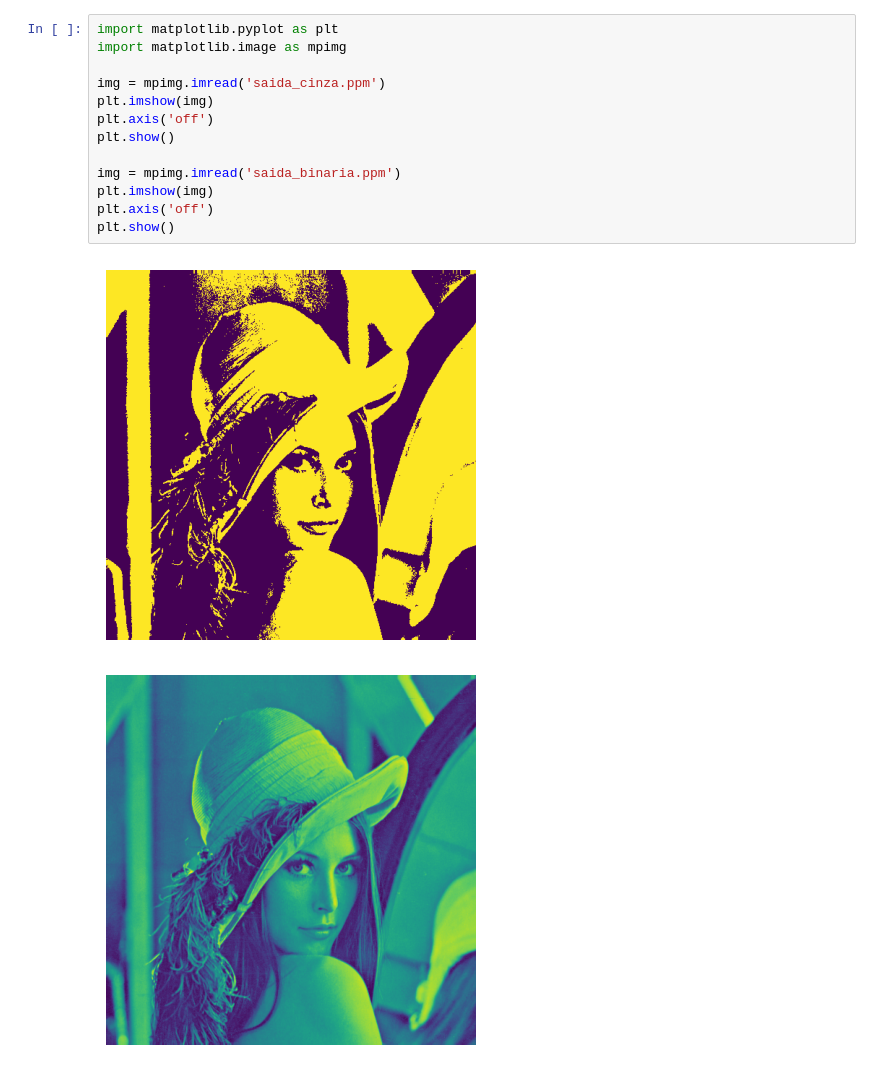
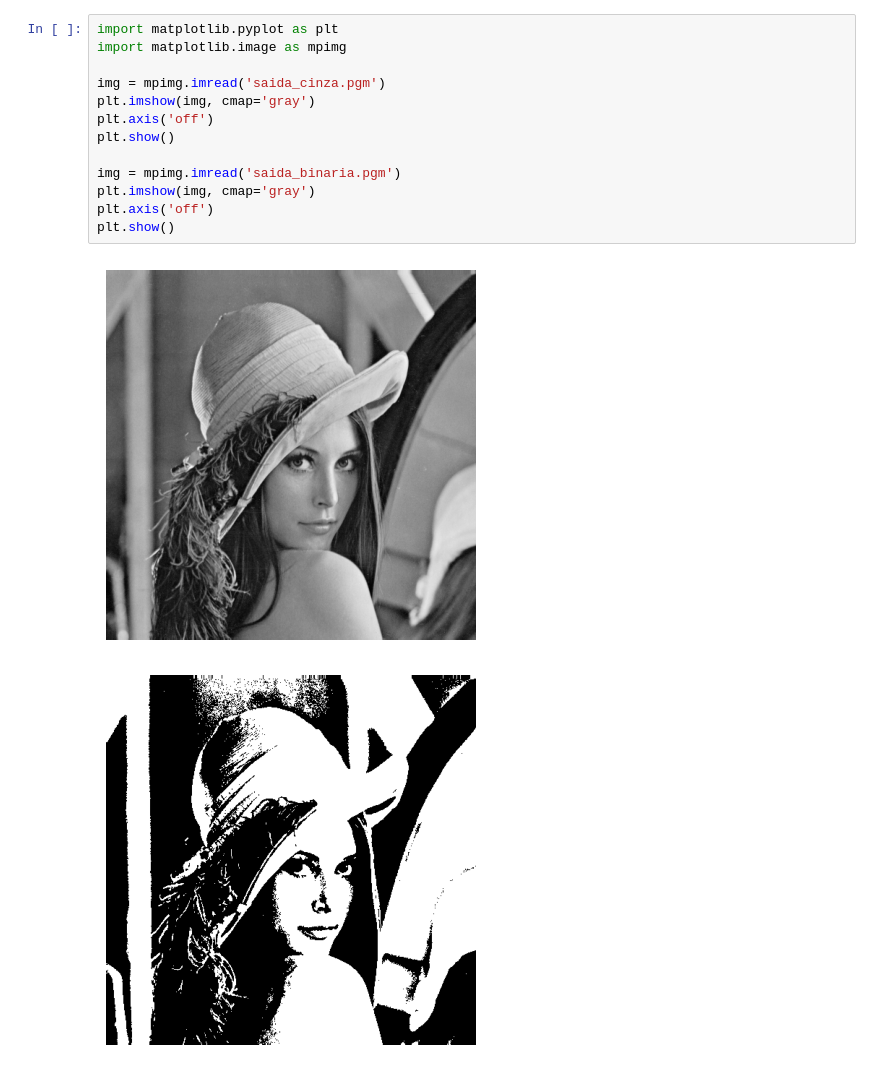
Before and after one commit to alinecrb/machine-learning, a Jupyter notebook: Níveis_de_Cinza_e_Binarização.ipynb, the cells around one changed output. Drawn from its saved outputs; the diff is of its cells as text.

Commit message:
Implementação em Python para transformar uma imagem colorida em níveis de cinza e binarização (preto e branco).

```diff
--- a/Níveis_de_Cinza_e_Binarização.ipynb
+++ b/Níveis_de_Cinza_e_Binarização.ipynb
@@ -71,16 +136,16 @@ AssertionError:
 # %%
 import matplotlib.pyplot as plt
 import matplotlib.image as mpimg
 
-img = mpimg.imread('saida_cinza.ppm')
-plt.imshow(img)
+img = mpimg.imread('saida_cinza.pgm')
+plt.imshow(img, cmap='gray')
 plt.axis('off')
 plt.show()
 
-img = mpimg.imread('saida_binaria.ppm')
-plt.imshow(img)
+img = mpimg.imread('saida_binaria.pgm')
+plt.imshow(img, cmap='gray')
 plt.axis('off')
 plt.show()
 # %% [output]
-[figure, old version]
+[figure, new version]
-[figure, old version]
+[figure, new version]
```
Also changed, not shown: parts of 7 cells of this notebook.
